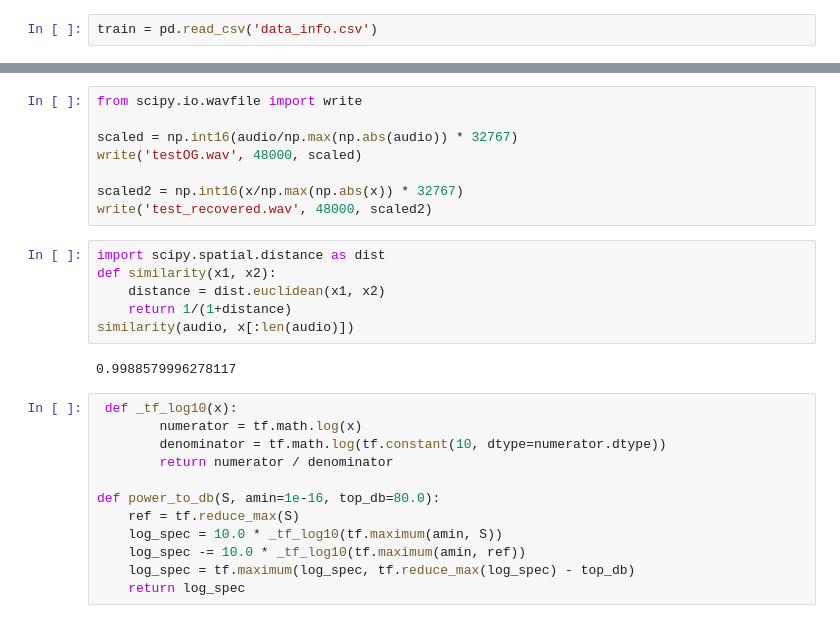
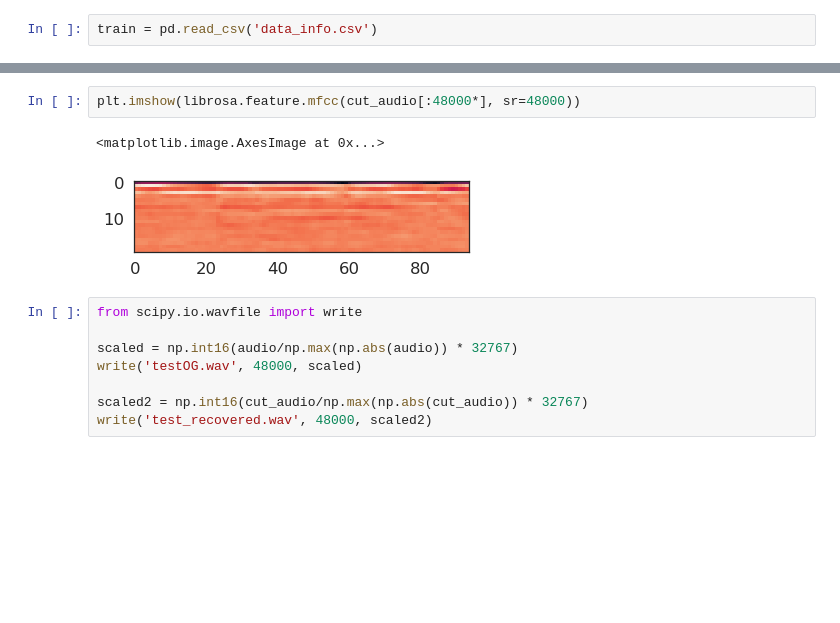
Before and after one commit to Stsh4lson/speech-to-age-gender, a Jupyter notebook: saving_to_spectrograms.ipynb, the cells around one changed output, grey strips where cells are left out. Drawn from its saved outputs; the diff is of its cells as text; blank space fills up the shorter version.

```diff
--- a/saving_to_spectrograms.ipynb
+++ b/saving_to_spectrograms.ipynb
@@ -55,28 +158,13 @@ recovered_Zxx.shape
+# %%
+plt.imshow(librosa.feature.mfcc(cut_audio[:48000*], sr=48000))
+# %% [output]
+<matplotlib.image.AxesImage at 0x...>
+[figure, added]
 # %%
 from scipy.io.wavfile import write
 
 scaled = np.int16(audio/np.max(np.abs(audio)) * 32767)
 write('testOG.wav', 48000, scaled)
 
-scaled2 = np.int16(x/np.max(np.abs(x)) * 32767)
+scaled2 = np.int16(cut_audio/np.max(np.abs(cut_audio)) * 32767)
 write('test_recovered.wav', 48000, scaled2)
-# %%
-import scipy.spatial.distance as dist
-def similarity(x1, x2):
-    distance = dist.euclidean(x1, x2)
-    return 1/(1+distance)
-similarity(audio, x[:len(audio)])
-# %% [output]
-0.9988579996278117
-# %%
- def _tf_log10(x):
-        numerator = tf.math.log(x)
-        denominator = tf.math.log(tf.constant(10, dtype=numerator.dtype))
-        return numerator / denominator
-
-def power_to_db(S, amin=1e-16, top_db=80.0):
-    ref = tf.reduce_max(S)
-    log_spec = 10.0 * _tf_log10(tf.maximum(amin, S))
-    log_spec -= 10.0 * _tf_log10(tf.maximum(amin, ref))
-    log_spec = tf.maximum(log_spec, tf.reduce_max(log_spec) - top_db)
-    return log_spec
```
Also changed, not shown: parts of 20 cells of this notebook, 7 other files.
